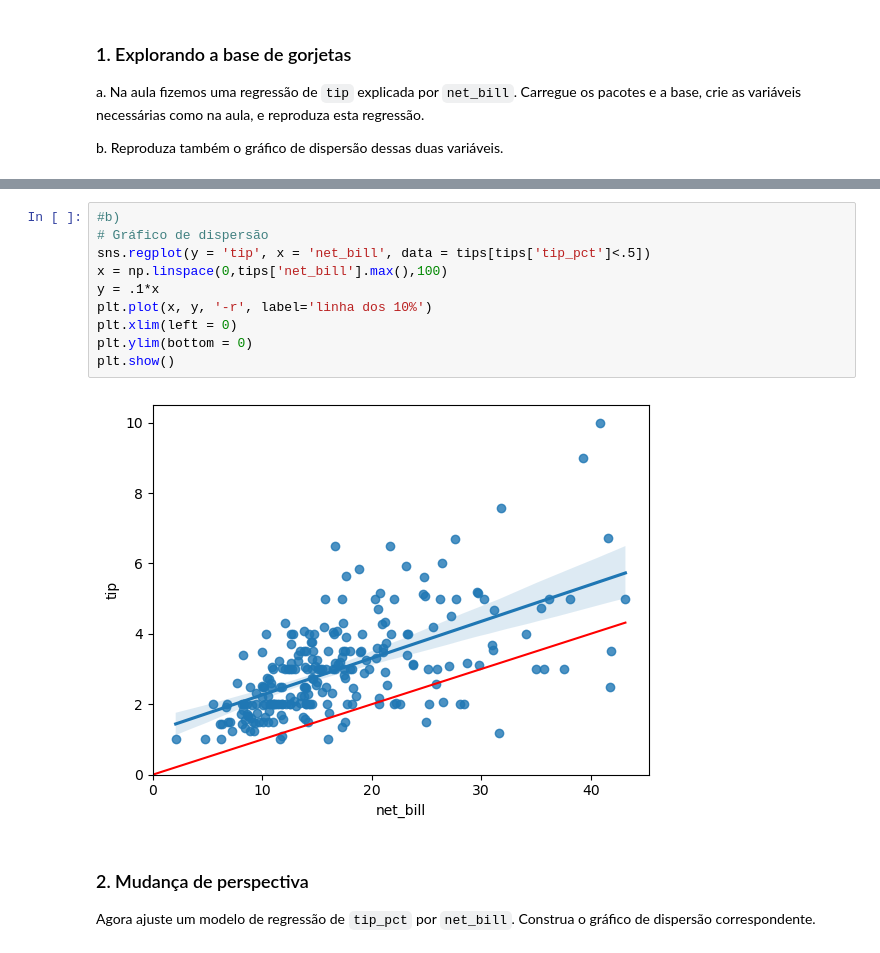
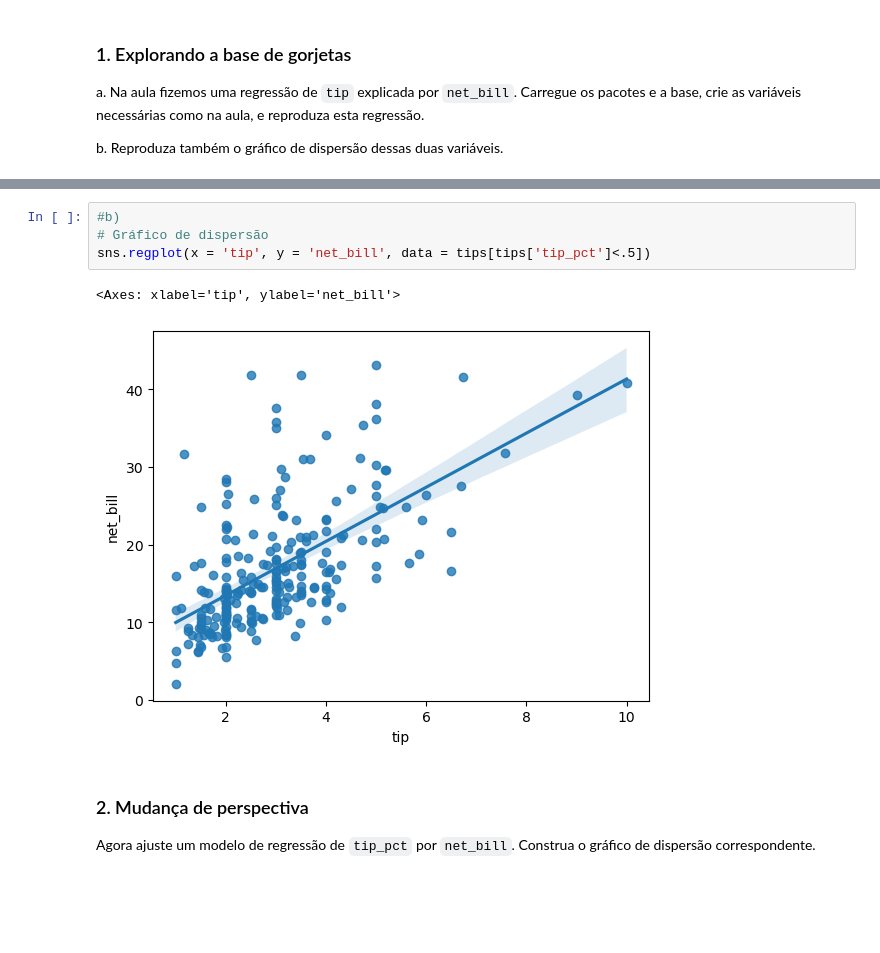
Before and after one commit to AlexSAssuncao/EBAC_Estudos, a Jupyter notebook: Tarefas/mod12 ex01 - regressão linear simples.ipynb, the cells around one changed output, grey strips where cells are left out. Cells and saved outputs as stored; diff of their text form; blank space fills up the shorter version.

```diff
--- a/Tarefas/mod12 ex01 - regressão linear simples.ipynb
+++ b/Tarefas/mod12 ex01 - regressão linear simples.ipynb
@@ -48,15 +43,10 @@ Notes:
 # %%
 #b)
 # Gráfico de dispersão
-sns.regplot(y = 'tip', x = 'net_bill', data = tips[tips['tip_pct']<.5])
-x = np.linspace(0,tips['net_bill'].max(),100)
-y = .1*x
-plt.plot(x, y, '-r', label='linha dos 10%')
-plt.xlim(left = 0)
-plt.ylim(bottom = 0)
-plt.show()
+sns.regplot(x = 'tip', y = 'net_bill', data = tips[tips['tip_pct']<.5])
 # %% [output]
+<Axes: xlabel='tip', ylabel='net_bill'>
-[figure, old version]
+[figure, new version]
 # %% [markdown]
 ### 2. Mudança de perspectiva
 
```
Also changed, not shown: parts of 8 cells of this notebook.
